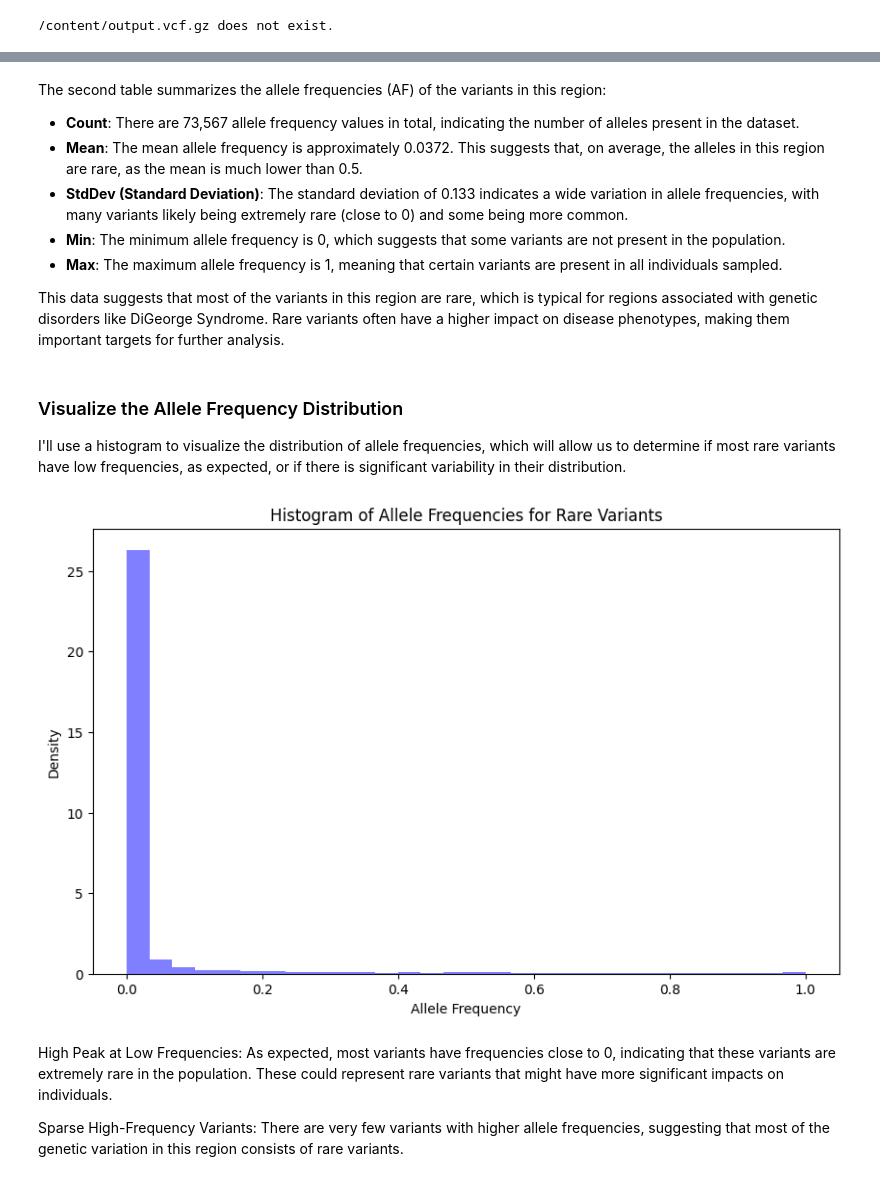
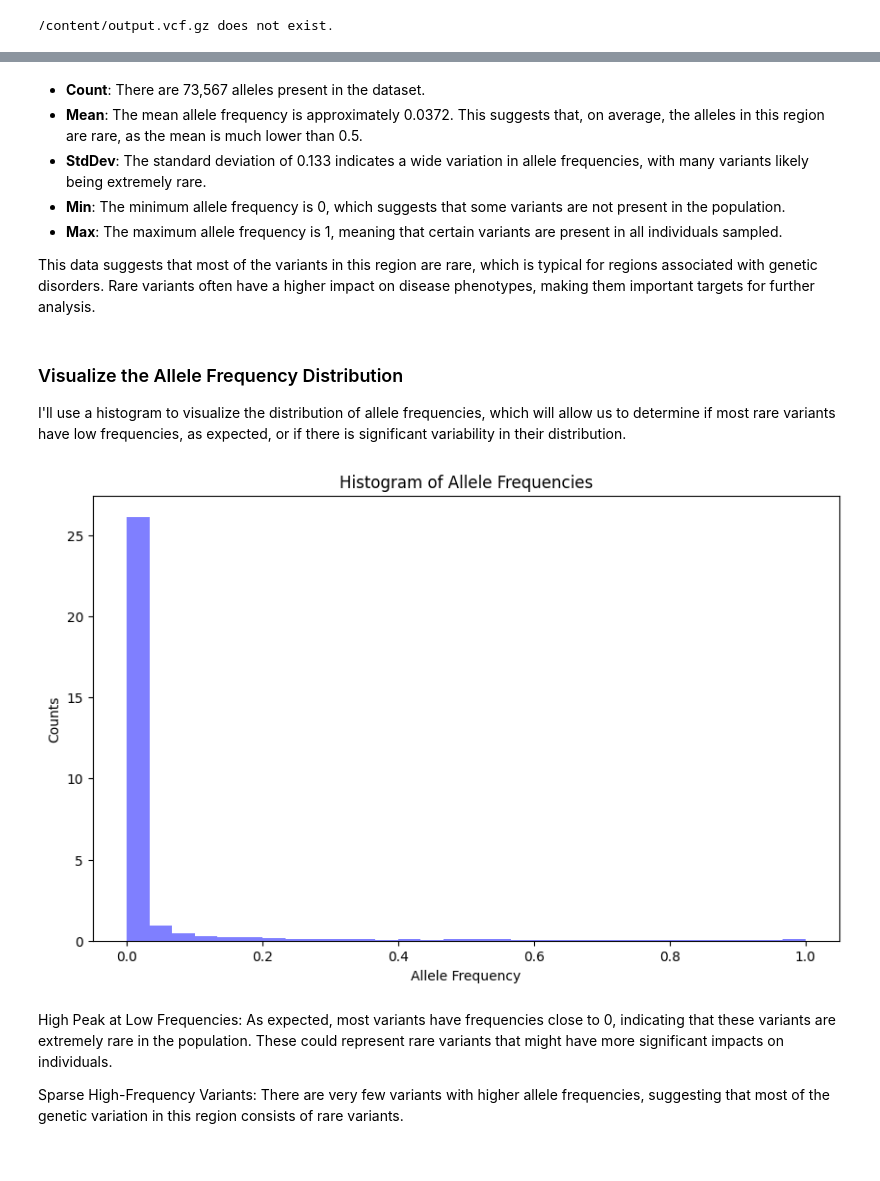
Before and after one commit to FlorOppen/Python_projects, a Jupyter notebook: Bioinformatics/1000_Genomes_Project.ipynb, the cells around one changed output, grey strips where cells are left out. Drawn from its saved outputs; the diff is of its cells as text; code cells hidden in the pictures.

```diff
--- a/Bioinformatics/1000_Genomes_Project.ipynb
+++ b/Bioinformatics/1000_Genomes_Project.ipynb
@@ -293,13 +343,13 @@ df_22q11.select("AlleleFreq").describe().show()
 # %% [markdown]
-The second table summarizes the allele frequencies (AF) of the variants in this region:
 
-- **Count**: There are 73,567 allele frequency values in total, indicating the number of alleles present in the dataset.
+
+- **Count**: There are 73,567 alleles present in the dataset.
 - **Mean**: The mean allele frequency is approximately 0.0372. This suggests that, on average, the alleles in this region are rare, as the mean is much lower than 0.5.
-- **StdDev (Standard Deviation)**: The standard deviation of 0.133 indicates a wide variation in allele frequencies, with many variants likely being extremely rare (close to 0) and some being more common.
+- **StdDev**: The standard deviation of 0.133 indicates a wide variation in allele frequencies, with many variants likely being extremely rare.
 - **Min**: The minimum allele frequency is 0, which suggests that some variants are not present in the population.
 - **Max**: The maximum allele frequency is 1, meaning that certain variants are present in all individuals sampled.
 
-This data suggests that most of the variants in this region are rare, which is typical for regions associated with genetic disorders like DiGeorge Syndrome. Rare variants often have a higher impact on disease phenotypes, making them important targets for further analysis.
+This data suggests that most of the variants in this region are rare, which is typical for regions associated with genetic disorders. Rare variants often have a higher impact on disease phenotypes, making them important targets for further analysis.
 # %% [markdown]
 
 ### Visualize the Allele Frequency Distribution
@@ -308,16 +358,16 @@ I'll use a histogram to visualize the distribution of allele frequencies, which
 # %%
 # Convert the DataFrame to a Pandas DataFrame for easier plotting
 allele_freqs = df_22q11.select("AlleleFreq").toPandas()
 
 # Plot a histogram of allele frequencies
 plt.figure(figsize=(10, 6))
 plt.hist(allele_freqs, bins=30, density=True, alpha=0.5, color='blue')
-plt.title('Histogram of Allele Frequencies for Rare Variants')
+plt.title('Histogram of Allele Frequencies')
 plt.xlabel('Allele Frequency')
 plt.ylabel('Counts')
 plt.show()
 # %% [output]
-[figure, old version]
+[figure, new version]
 # %% [markdown]
 High Peak at Low Frequencies: As expected, most variants have frequencies close to 0, indicating that these variants are extremely rare in the population. These could represent rare variants that might have more significant impacts on individuals.
 
```
Also changed, not shown: parts of 84 cells of this notebook.
